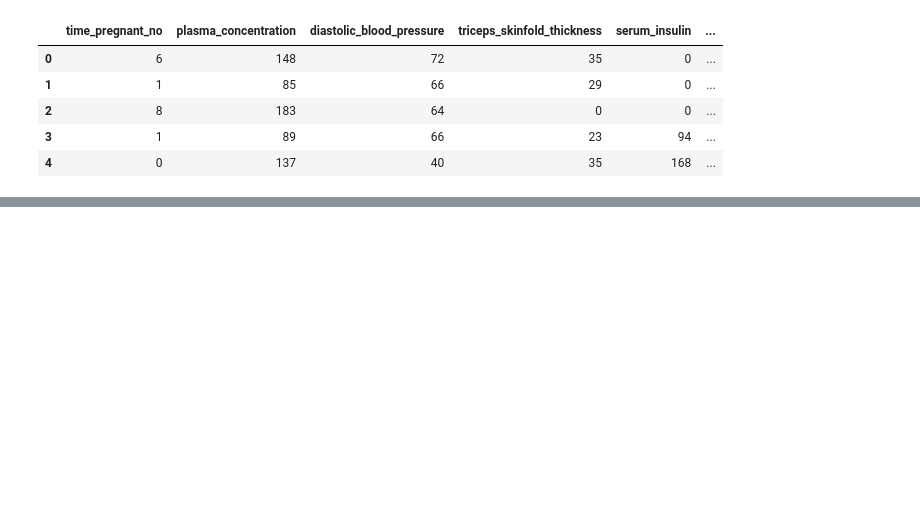
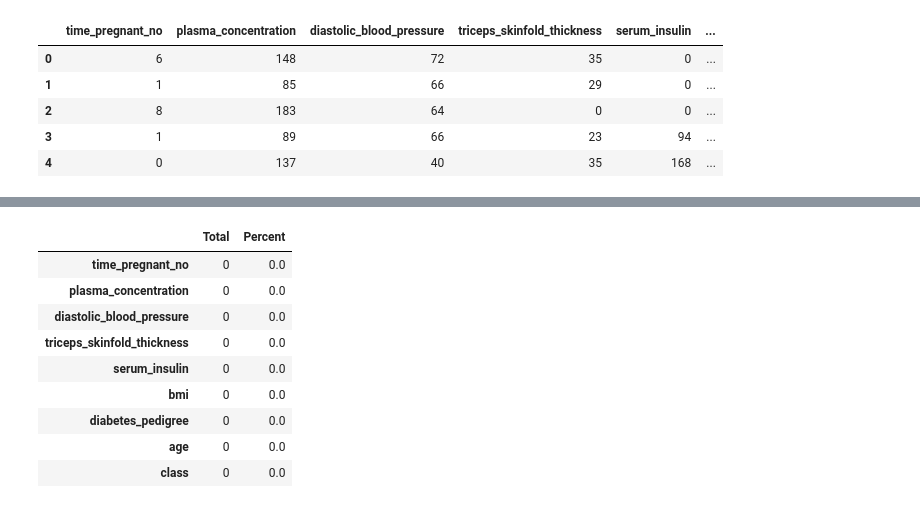
Before and after one commit to MSadegh-Eft/random-forest-ensembles-ml, a Jupyter notebook: main.ipynb, the cells around one changed output, grey strips where cells are left out. Cells and saved outputs as stored; diff of their text form; code cells hidden in the pictures; blank space fills up the shorter version.

```diff
--- a/main.ipynb
+++ b/main.ipynb
@@ -11,0 +25,13 @@ diabet = pd.read_csv('pima_indians_diabetes.csv')diabet.head()
+# %%
+total = diabet.isnull().sum().sort_values(ascending=False)percent = (diabet.isnull().sum() / diabet.isnull().count()).sort_values(ascending=False)missing_data = pd.concat([total, percent], axis=1, keys=["Total", 'Percent'])missing_data
+# %% [output]
+|  | Total | Percent |
+| time_pregnant_no | 0 | 0.0 |
+| plasma_concentration | 0 | 0.0 |
+| diastolic_blood_pressure | 0 | 0.0 |
+| triceps_skinfold_thickness | 0 | 0.0 |
+| serum_insulin | 0 | 0.0 |
+| bmi | 0 | 0.0 |
+| diabetes_pedigree | 0 | 0.0 |
+| age | 0 | 0.0 |
+| class | 0 | 0.0 |
```
Also changed, not shown: parts of 7 cells of this notebook.
